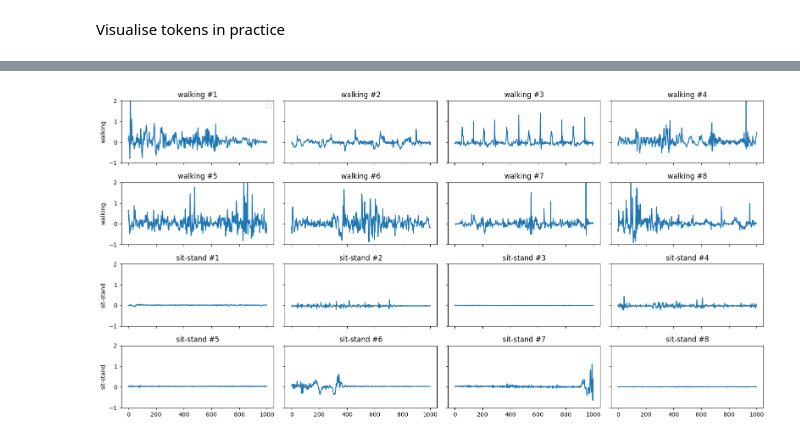
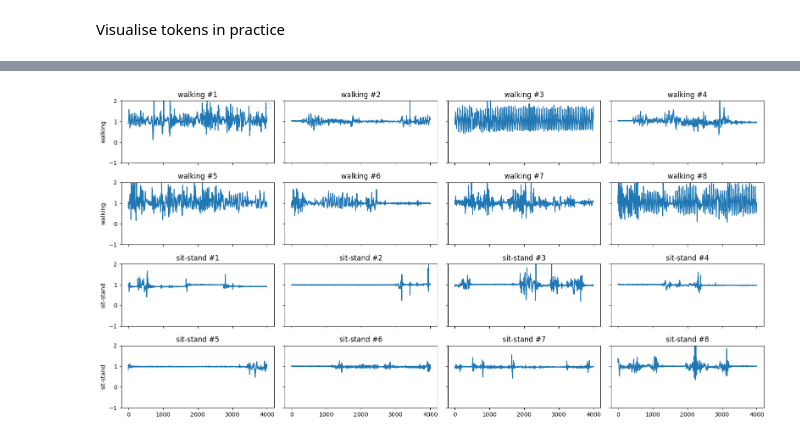
Before and after one commit to kyradelray/Wearables_Tokenizer, a Jupyter notebook: Tokenizer.ipynb, the cells around one changed output, grey strips where cells are left out. Cells and saved outputs as stored; diff of their text form; code cells hidden in the pictures.

```diff
--- a/Tokenizer.ipynb
+++ b/Tokenizer.ipynb
@@ -915,0 +947,6 @@ X_win.shape
+# %%
+# Make sure sd_cuts and labs_sd are numpy arrays with default integer indices
+sd_cuts_arr = np.array(sd_cuts).flatten()
+labs_sd_arr = np.array(labs_sd)
+
+labels = assign_label(chunk_stds, sd_cuts_arr, labs_sd_arr)
@@ -915,0 +976,10 @@ X_win.shape
+# %%
+import re
+
+def labels_to_string_visual(labels):
+    """
+    Convert a list of labels to a string, preserving all spaces (do not collapse consecutive spaces).
+    """
+    return ''.join(labels)
+# %%
+window_string=labels_to_string_visual(labels)
@@ -916,5 +990,2 @@ X_win.shape
 # %%
-#tokenize each window
-window_toks=wearable_tokenizer(X_win, sd_cuts, tokenizer=tokenizer)
-
-window_toks.tokens
+tokenized_window=tokenizer.encode(window_string)
@@ -939,30 +1097,30 @@ window_toks.tokens
 # %%
 # Plot 8 examples each for "walking" and "sit-stand" in a 4x4 grid (total 16 plots)
 np.random.seed(24)
 NPLOTS = 8
 
 target_labels = ["walking", "sit-stand"]
 fig, axs = plt.subplots(4, 4, sharex=True, sharey=True, figsize=(16, 8))
 
 for i, y in enumerate(target_labels):
-    idxs = np.random.choice(np.where(Y == y)[0], size=NPLOTS, replace=False)
+    idxs = np.random.choice(np.where(Y_win == y)[0], size=NPLOTS, replace=False)
     for j, idx in enumerate(idxs):
         row = j // 4 + i * 2  # 0-3 for walking, 2-3 for sit-stand
         col = j % 4
         ax = axs[row, col]
-        x = norm_M[idx][:1000]
+        x = M_win[idx][:4000]
         ax.plot(x)
         ax.set_ylim(-1, 2)
         mean_val = np.mean(x)
         # Print the mean value next to the mean line
 
         ax.set_title(f"{y} #{j+1}")
         if col == 0:
             ax.set_ylabel(y)
         if row == 0 and col == 0:
             ax.legend()
 
 fig.tight_layout()
 plt.show()
 # %% [output]
-[figure, old version]
+[figure, new version]
```
Also changed, not shown: parts of 25 cells of this notebook, 2 other files.
